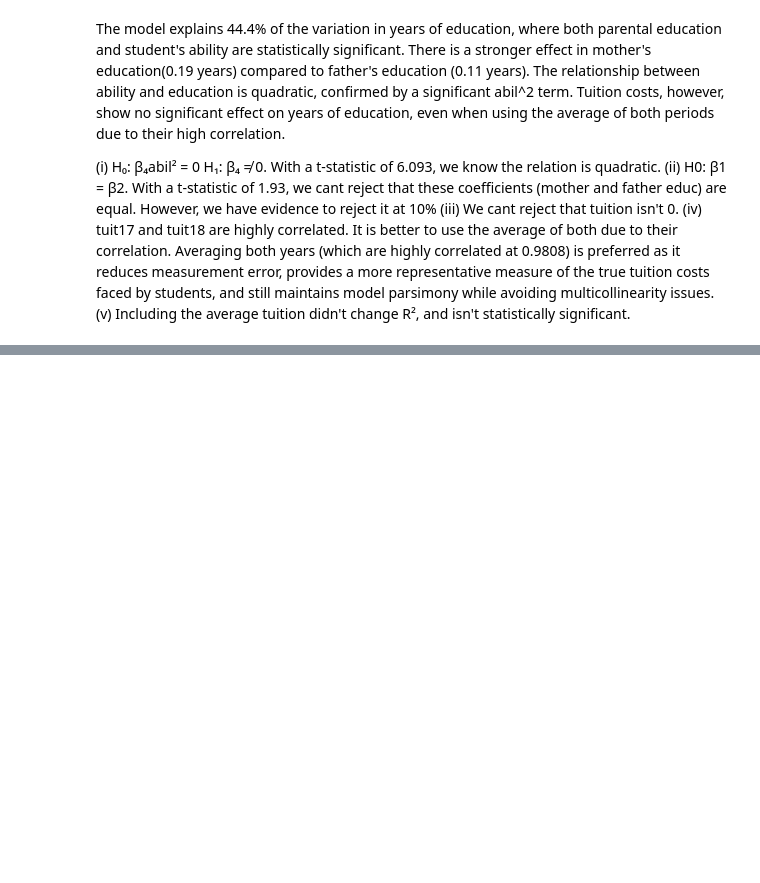
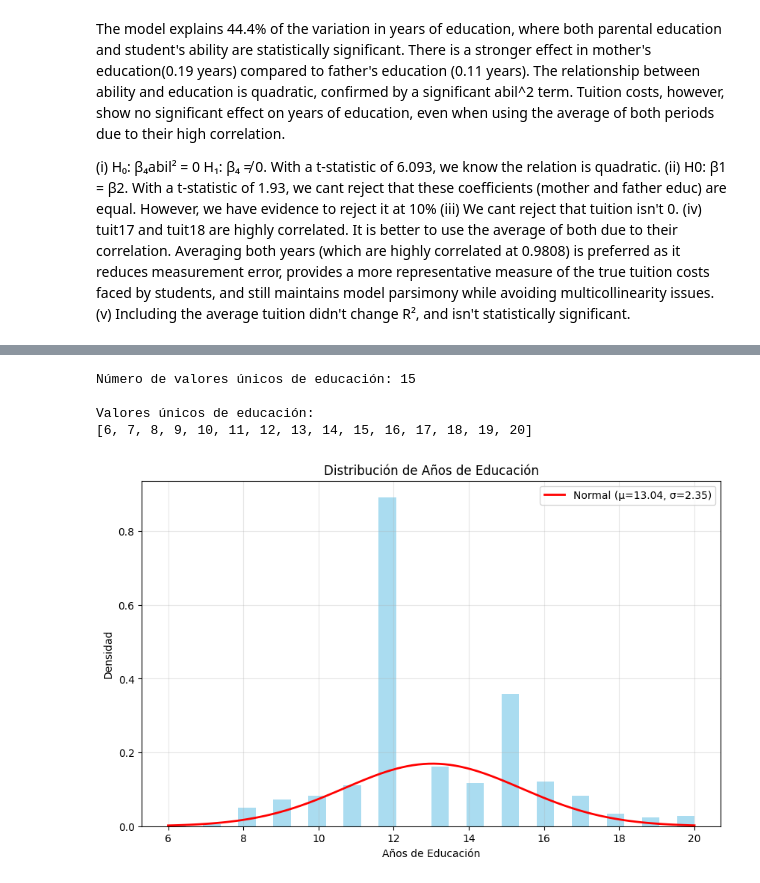
Before and after one commit to Rodmr092/Econometrics, a Jupyter notebook: ch 4-6 exercises.ipynb, the cells around one changed output, grey strips where cells are left out. Drawn from its saved outputs; the diff is of its cells as text; code cells hidden in the pictures; blank space fills up the shorter version.

```diff
--- a/ch 4-6 exercises.ipynb
+++ b/ch 4-6 exercises.ipynb
@@ -1277,0 +1559,39 @@ The model explains 44.4% of the variation in years of education, where both pare
+# %%
+import pandas as pd
+import numpy as np
+import matplotlib.pyplot as plt
+from scipy import stats
+from wooldridge import data
+
+# Cargar datos
+df = data('htv')
+
+# (i) Analizar valores únicos de educación
+n_valores = len(df['educ'].unique())
+print(f"Número de valores únicos de educación: {n_valores}")
+print("\nValores únicos de educación:")
+print(sorted(df['educ'].unique()))
+# %% [output]
+Número de valores únicos de educación: 15
+
+Valores únicos de educación:
+[6, 7, 8, 9, 10, 11, 12, 13, 14, 15, 16, 17, 18, 19, 20]
+# %%
+# (ii) Crear histograma con distribución normal superpuesta
+plt.figure(figsize=(10, 6))
+plt.hist(df['educ'], bins=30, density=True, alpha=0.7, color='skyblue')
+
+# Ajustar distribución normal
+mu, sigma = stats.norm.fit(df['educ'])
+x = np.linspace(df['educ'].min(), df['educ'].max(), 100)
+y = stats.norm.pdf(x, mu, sigma)
+plt.plot(x, y, 'r-', lw=2, label=f'Normal (μ={mu:.2f}, σ={sigma:.2f})')
+
+plt.title('Distribución de Años de Educación')
+plt.xlabel('Años de Educación')
+plt.ylabel('Densidad')
+plt.legend()
+plt.grid(True, alpha=0.3)
+plt.show()
+# %% [output]
+[figure, added]
```
Also changed, not shown: parts of 21 cells of this notebook.
